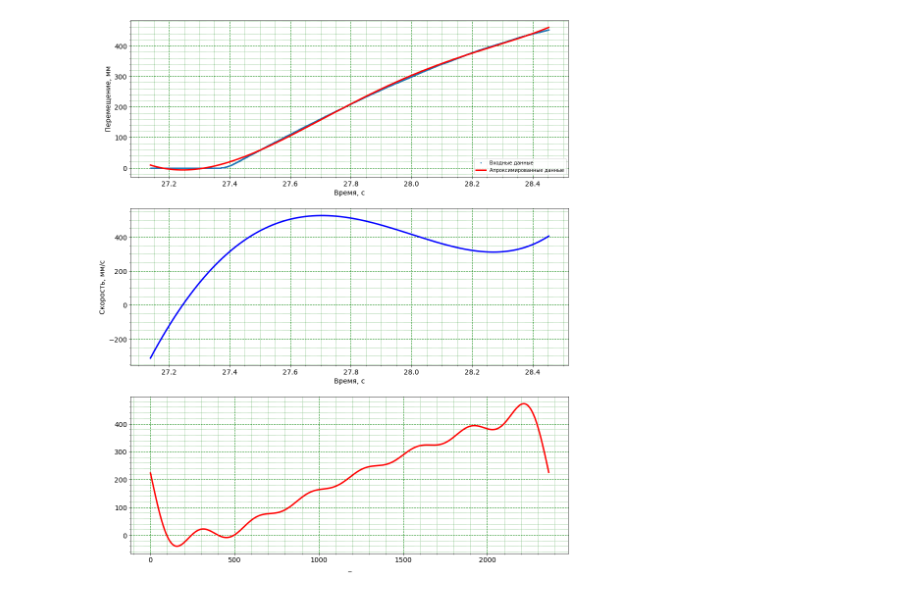
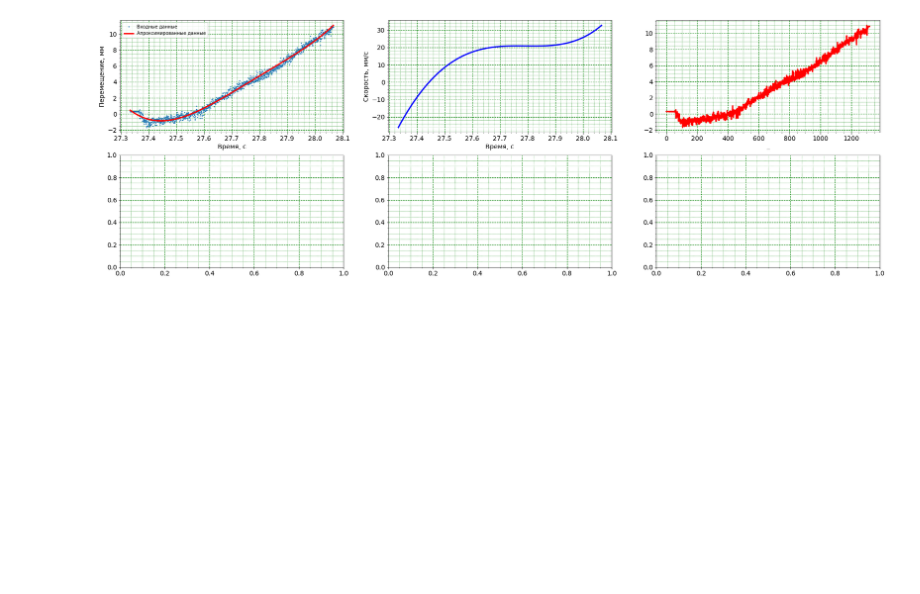
Before and after one commit to MargaritaWraith/ProcessingDataSensors, a Jupyter notebook: Работа с данными.ipynb, the cells around one changed output. Drawn from its saved outputs; the diff is of its cells as text; code cells hidden in the pictures; blank space fills up the shorter version.

```diff
--- a/Работа с данными.ipynb
+++ b/Работа с данными.ipynb
@@ -66,7 +65,7 @@ def polynom_diff(A):
         diff[i] = (len_diff - i) * A[i]
     return diff
 # %%
-file_name = 'data1.xlsx'
+file_name = 'data2.xlsx'
 #xl = pd.ExcelFile(file_name)  #Загрузка таблицы
 #print(xl.sheet_names)    #Печать названий листов
 #df1 = xl.parse('WinPos') #Загрузка листа во фрейм данных df1
@@ -165,47 +180,44 @@ print(len(time), len(data))
 # %%
-fig, ax = plt.subplots(3, 1, figsize=(16, 20))
+fig, ax = plt.subplots(2, 3, figsize=(30, 10))
 
-#  Прежде чем рисовать вспомогательные линии
-#  необходимо включить второстепенные деления осей:
-ax[0].minorticks_on()
-#  Определяем внешний вид линий основной сетки:
-ax[0].grid(which='major', color = 'g', linewidth = 1, linestyle = '--')
-#  Определяем внешний вид линий вспомогательной сетки:
-ax[0].grid(which='minor', color = 'g', linestyle = ':')
+# #  Прежде чем рисовать вспомогательные линии
+# #  необходимо включить второстепенные деления осей:
+# ax[0,0].minorticks_on()
+# #  Определяем внешний вид линий основной сетки:
+# ax[0].grid(which='major', color = 'g', linewidth = 1, linestyle = '--')
+# #  Определяем внешний вид линий вспомогательной сетки:
+# ax[0].grid(which='minor', color = 'g', linestyle = ':')
 
-ax[1].minorticks_on()
-ax[1].grid(which='major', color = 'g', linewidth = 1, linestyle = '--')
-ax[1].grid(which='minor', color = 'g', linestyle = ':')
-ax[2].minorticks_on()
-ax[2].grid(which='major', color = 'g', linewidth = 1, linestyle = '--')
-ax[2].grid(which='minor', color = 'g', linestyle = ':')
+ax[0,0].plot(time, data, '.', label='Входные данные', markersize=3)
+ax[0,0].plot(time, aprox_data, 'r-', label='Апроксимированные данные', linewidth = 3)
+ax[0,0].set_ylabel('Перемещение, мм', fontsize = 14)
+ax[0,0].set_xlabel('Время, с', fontsize = 14)
 
-ax[0].plot(time, data, '.', label='Входные данные', markersize=3)
-ax[0].plot(time, aprox_data, 'r-', label='Апроксимированные данные', linewidth = 3)
-ax[0].set_ylabel('Перемещение, мм', fontsize = 14)
-ax[0].set_xlabel('Время, с', fontsize = 14)
-ax[0].tick_params(labelsize = 14)
+ax[0,1].plot(time, polynom_value(s_diff, time), 'b-', linewidth = 3)
+ax[0,1].set_ylabel('Скорость, мм/с', fontsize = 14)
+ax[0,1].set_xlabel('Время, с', fontsize = 14)
 
-ax[1].plot(time, polynom_value(s_diff, time), 'b-', linewidth = 3)
-ax[1].set_ylabel('Скорость, мм/с', fontsize = 14)
-ax[1].set_xlabel('Время, с', fontsize = 14)
-ax[1].tick_params(labelsize = 14)
 
-ax[2].plot((furie_data_new), 'r-', linewidth = 3)
+ax[0,2].plot((furie_data_new), 'r-', linewidth = 3)
 #ax[2].plot(g/1021, 'r-', linewidth = 3)
 #ax[2].set_ylabel('_', fontsize = 14)
-ax[2].set_xlabel('_', fontsize = 14)
-ax[2].tick_params(labelsize = 14)
+ax[0,2].set_xlabel('_', fontsize = 14)
 
-#fig.set_figwidth(16)
-#fig.set_figheight(20)
+for axe in ax.flat:
+    #axe.grid(axis = 'both')
+    axe.minorticks_on()
+    axe.grid(which='major', color = 'g', linewidth = 1, linestyle = '--')
+    axe.grid(which='minor', color = 'g', linestyle = ':')
+    axe.tick_params(labelsize = 14)
+    #axe.legend(loc = 'upper left')
 
-ax[0].legend(loc = 'lower right') #'upper right', 'upper left', 'lower left', 'lower right', 'right', 'center left',
+ax[0,0].legend(loc = 'upper left') #'upper right', 'upper left', 'lower left', 'lower right', 'right', 'center left',
             #'center right', 'lower center', 'upper center', 'center'
 #ax[0].grid()
 #ax[1].grid()
 #ax[2].grid()
 #plt.savefig('polynom.pdf', format='pdf')
-plt.show()
+plt.savefig('result.jpg')
+#plt.show()
 # %% [output]
-[figure, old version]
+[figure, new version]
```
Also changed, not shown: parts of 4 cells of this notebook, 1 other file.
